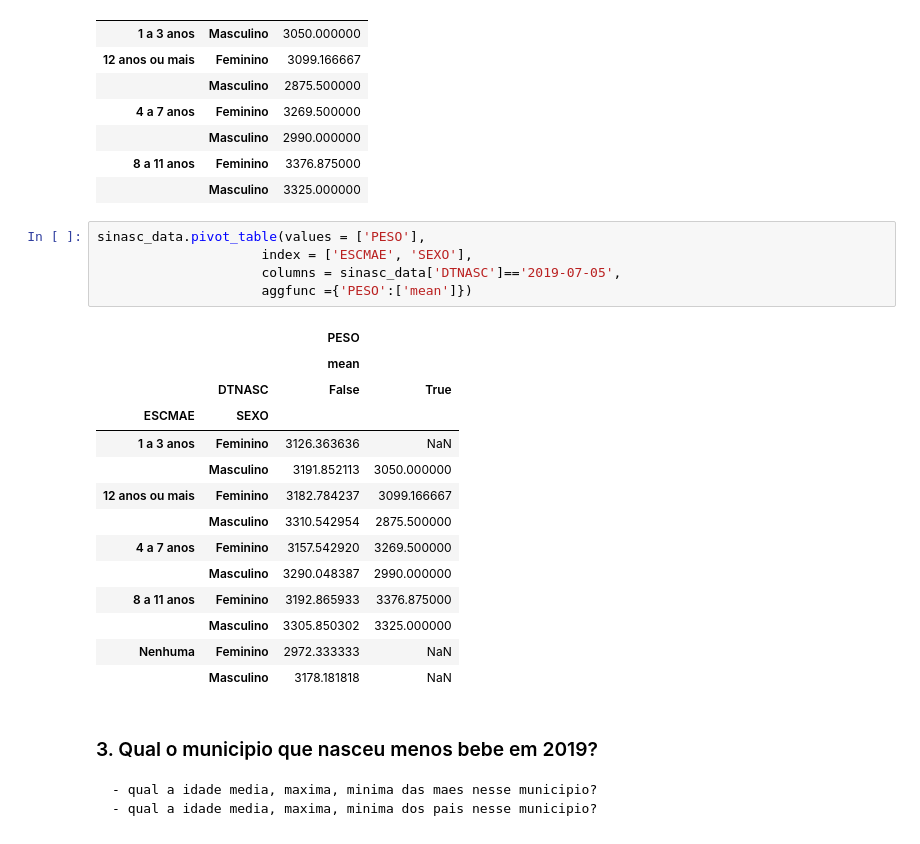
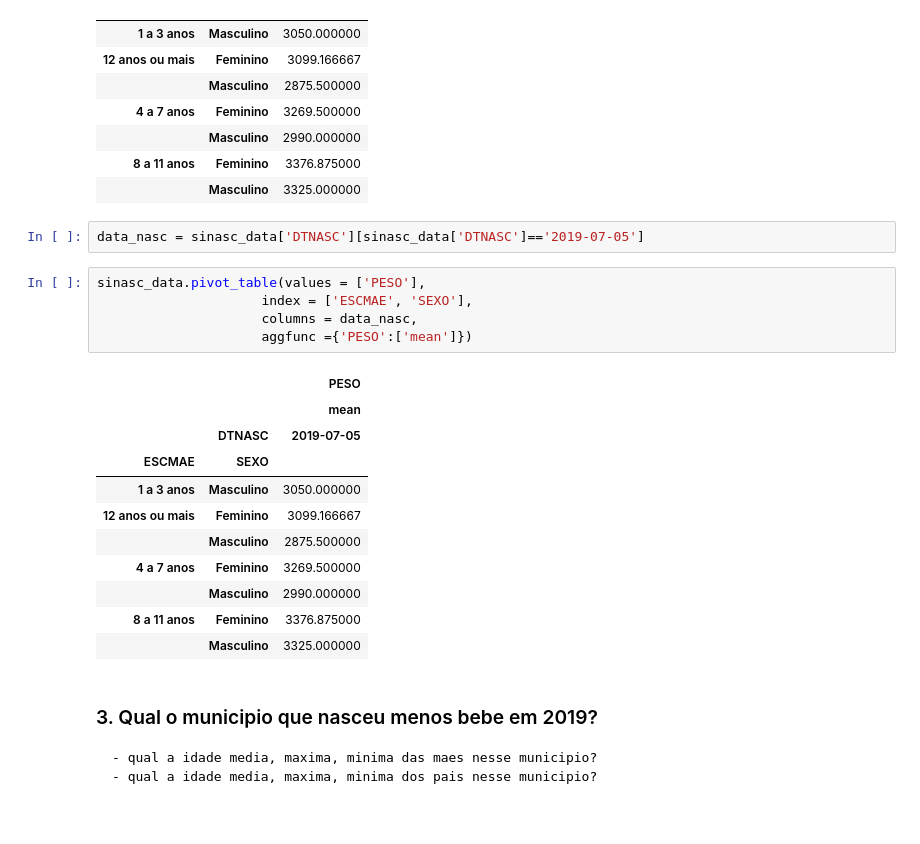
Before and after one commit to RobertoAntoniassi/Modulo-9---Tarefa-01, a Jupyter notebook: Mod9Tarefa1.ipynb, the cells around one changed output. Drawn from its saved outputs; the diff is of its cells as text.

```diff
--- a/Mod9Tarefa1.ipynb
+++ b/Mod9Tarefa1.ipynb
@@ -78,26 +78,25 @@ sinasc_0507
 |  | Masculino | 2990.000000 |
 | 8 a 11 anos | Feminino | 3376.875000 |
 |  | Masculino | 3325.000000 |
+# %%
+data_nasc = sinasc_data['DTNASC'][sinasc_data['DTNASC']=='2019-07-05']
 # %%
 sinasc_data.pivot_table(values = ['PESO'],
                      index = ['ESCMAE', 'SEXO'],
-                     columns = sinasc_data['DTNASC']=='2019-07-05',
+                     columns = data_nasc,
                      aggfunc ={'PESO':['mean']})
 # %% [output]
-|  |  | PESO |  |
-|  |  | mean |  |
-|  | DTNASC | False | True |
-| ESCMAE | SEXO |  |  |
-| 1 a 3 anos | Feminino | 3126.363636 | NaN |
-|  | Masculino | 3191.852113 | 3050.000000 |
-| 12 anos ou mais | Feminino | 3182.784237 | 3099.166667 |
-|  | Masculino | 3310.542954 | 2875.500000 |
-| 4 a 7 anos | Feminino | 3157.542920 | 3269.500000 |
-|  | Masculino | 3290.048387 | 2990.000000 |
-| 8 a 11 anos | Feminino | 3192.865933 | 3376.875000 |
-|  | Masculino | 3305.850302 | 3325.000000 |
-| Nenhuma | Feminino | 2972.333333 | NaN |
-|  | Masculino | 3178.181818 | NaN |
+|  |  | PESO |
+|  |  | mean |
+|  | DTNASC | 2019-07-05 |
+| ESCMAE | SEXO |  |
+| 1 a 3 anos | Masculino | 3050.000000 |
+| 12 anos ou mais | Feminino | 3099.166667 |
+|  | Masculino | 2875.500000 |
+| 4 a 7 anos | Feminino | 3269.500000 |
+|  | Masculino | 2990.000000 |
+| 8 a 11 anos | Feminino | 3376.875000 |
+|  | Masculino | 3325.000000 |
 # %% [markdown]
 ### 3. Qual o municipio que nasceu menos bebe em 2019?
     - qual a idade media, maxima, minima das maes nesse municipio?
```
Also changed, not shown: parts of 6 cells of this notebook.
